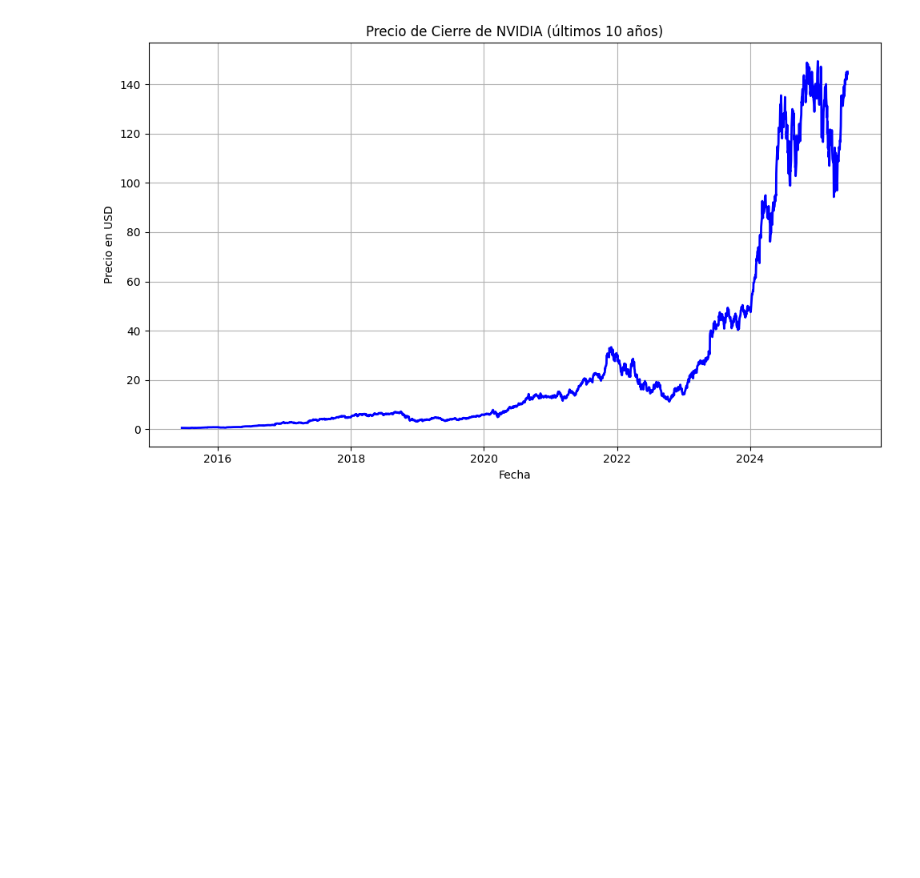
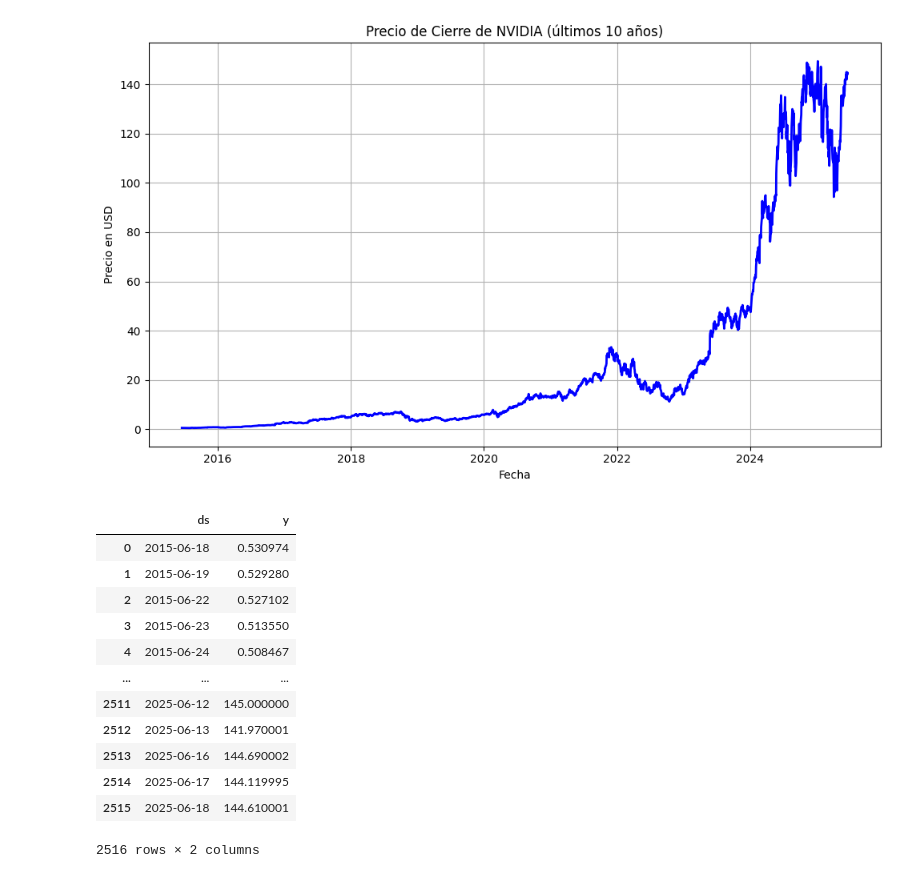
Before and after one commit to Danie8904/prueba_NVIDIA_yahoo_Finance, a Jupyter notebook: Nvidia_Finance.ipynb, the cells around one changed output. Saved outputs shown, nothing was run; the diff lists cells and outputs as text; code cells hidden in the pictures; blank space fills up the shorter version.

```diff
--- a/Nvidia_Finance.ipynb
+++ b/Nvidia_Finance.ipynb
@@ -49,0 +55,16 @@ plt.show()
+# %%
+df
+# %% [output]
+|  | ds | y |
+| 0 | 2015-06-18 | 0.530974 |
+| 1 | 2015-06-19 | 0.529280 |
+| 2 | 2015-06-22 | 0.527102 |
+| 3 | 2015-06-23 | 0.513550 |
+| 4 | 2015-06-24 | 0.508467 |
+| ... | ... | ... |
+| 2511 | 2025-06-12 | 145.000000 |
+| 2512 | 2025-06-13 | 141.970001 |
+| 2513 | 2025-06-16 | 144.690002 |
+| 2514 | 2025-06-17 | 144.119995 |
+| 2515 | 2025-06-18 | 144.610001 |
+2516 rows × 2 columns
```
Also changed, not shown: parts of 9 cells of this notebook.
